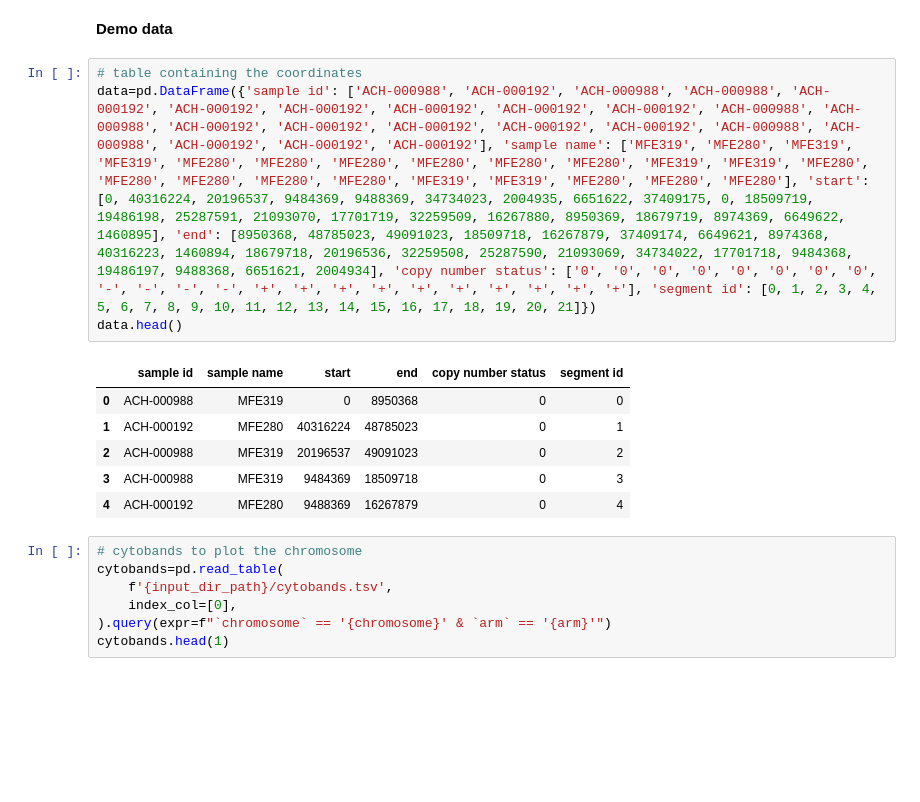
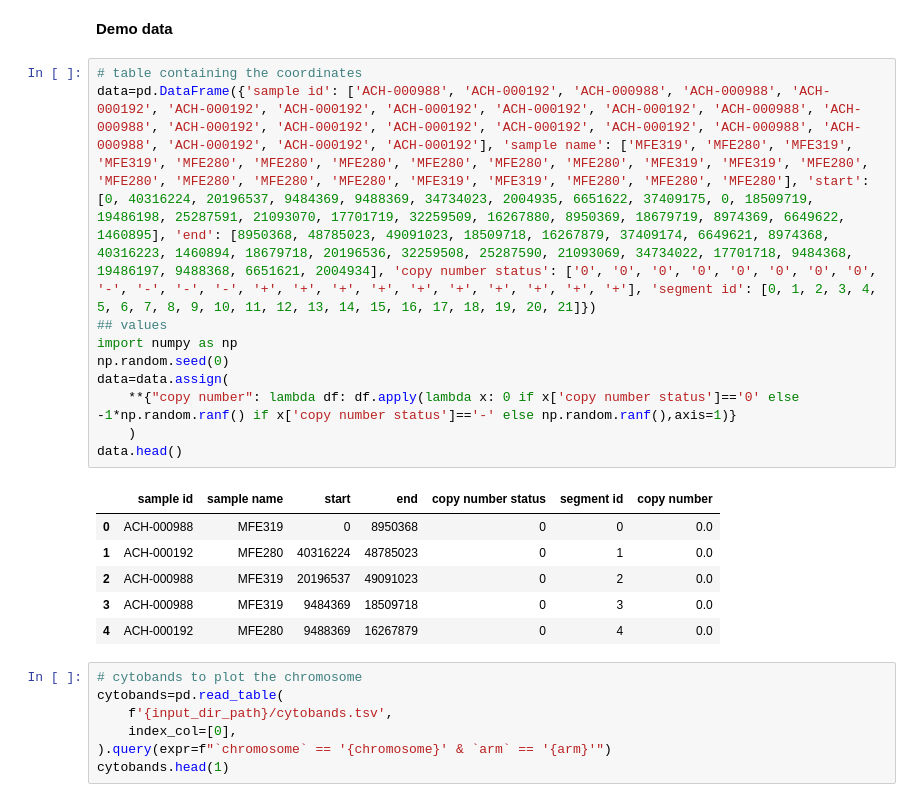
Before and after one commit to rraadd88/chrov, a Jupyter notebook: examples/chrov_viz_ranges.ipynb, the cells around one changed output. Saved outputs shown, nothing was run; the diff lists cells and outputs as text; blank space fills up the shorter version.

```diff
--- a/examples/chrov_viz_ranges.ipynb
+++ b/examples/chrov_viz_ranges.ipynb
@@ -33,14 +33,20 @@ makedirs(output_dir_path,exist_ok=True)
 # %%
 # table containing the coordinates
 data=pd.DataFrame({'sample id': ['ACH-000988', 'ACH-000192', 'ACH-000988', 'ACH-000988', 'ACH-000192', 'ACH-000192', 'ACH-000192', 'ACH-000192', 'ACH-000192', 'ACH-000192', 'ACH-000988', 'ACH-000988', 'ACH-000192', 'ACH-000192', 'ACH-000192', 'ACH-000192', 'ACH-000192', 'ACH-000988', 'ACH-000988', 'ACH-000192', 'ACH-000192', 'ACH-000192'], 'sample name': ['MFE319', 'MFE280', 'MFE319', 'MFE319', 'MFE280', 'MFE280', 'MFE280', 'MFE280', 'MFE280', 'MFE280', 'MFE319', 'MFE319', 'MFE280', 'MFE280', 'MFE280', 'MFE280', 'MFE280', 'MFE319', 'MFE319', 'MFE280', 'MFE280', 'MFE280'], 'start': [0, 40316224, 20196537, 9484369, 9488369, 34734023, 2004935, 6651622, 37409175, 0, 18509719, 19486198, 25287591, 21093070, 17701719, 32259509, 16267880, 8950369, 18679719, 8974369, 6649622, 1460895], 'end': [8950368, 48785023, 49091023, 18509718, 16267879, 37409174, 6649621, 8974368, 40316223, 1460894, 18679718, 20196536, 32259508, 25287590, 21093069, 34734022, 17701718, 9484368, 19486197, 9488368, 6651621, 2004934], 'copy number status': ['0', '0', '0', '0', '0', '0', '0', '0', '-', '-', '-', '-', '+', '+', '+', '+', '+', '+', '+', '+', '+', '+'], 'segment id': [0, 1, 2, 3, 4, 5, 6, 7, 8, 9, 10, 11, 12, 13, 14, 15, 16, 17, 18, 19, 20, 21]})
+## values
+import numpy as np
+np.random.seed(0)
+data=data.assign(
+    **{"copy number": lambda df: df.apply(lambda x: 0 if x['copy number status']=='0' else -1*np.random.ranf() if x['copy number status']=='-' else np.random.ranf(),axis=1)}
+    )
 data.head()
 # %% [output]
-|  | sample id | sample name | start | end | copy number status | segment id |
-| 0 | ACH-000988 | MFE319 | 0 | 8950368 | 0 | 0 |
-| 1 | ACH-000192 | MFE280 | 40316224 | 48785023 | 0 | 1 |
-| 2 | ACH-000988 | MFE319 | 20196537 | 49091023 | 0 | 2 |
-| 3 | ACH-000988 | MFE319 | 9484369 | 18509718 | 0 | 3 |
-| 4 | ACH-000192 | MFE280 | 9488369 | 16267879 | 0 | 4 |
+|  | sample id | sample name | start | end | copy number status | segment id | copy number |
+| 0 | ACH-000988 | MFE319 | 0 | 8950368 | 0 | 0 | 0.0 |
+| 1 | ACH-000192 | MFE280 | 40316224 | 48785023 | 0 | 1 | 0.0 |
+| 2 | ACH-000988 | MFE319 | 20196537 | 49091023 | 0 | 2 | 0.0 |
+| 3 | ACH-000988 | MFE319 | 9484369 | 18509718 | 0 | 3 | 0.0 |
+| 4 | ACH-000192 | MFE280 | 9488369 | 16267879 | 0 | 4 | 0.0 |
 # %%
 # cytobands to plot the chromosome
 cytobands=pd.read_table(
```
Also changed, not shown: parts of 6 cells of this notebook, 2 other files.
